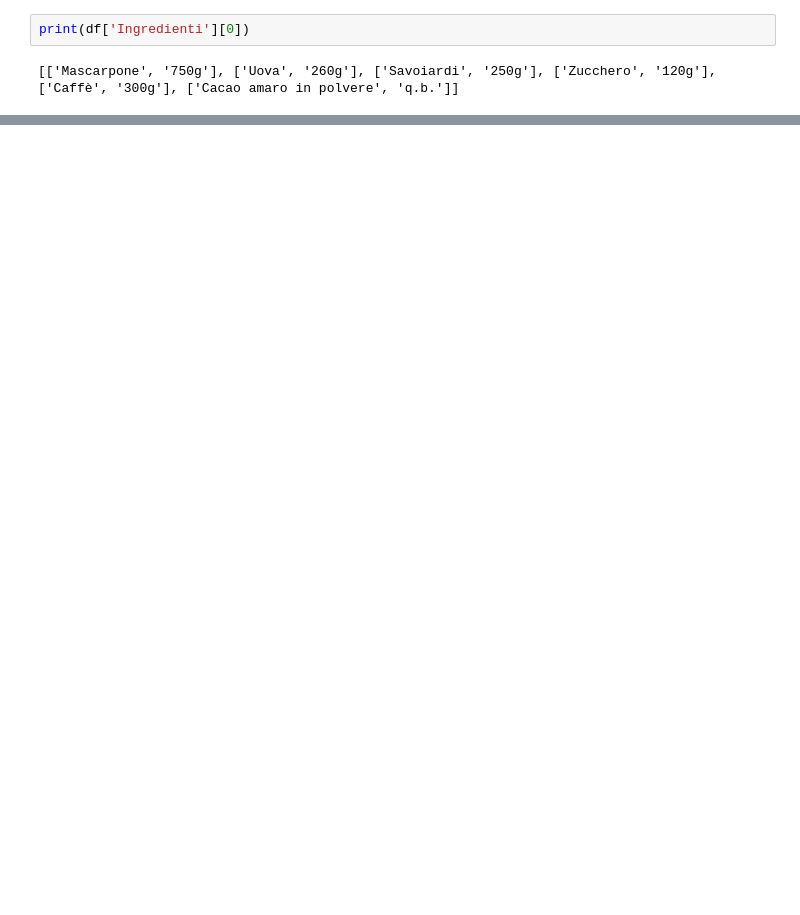
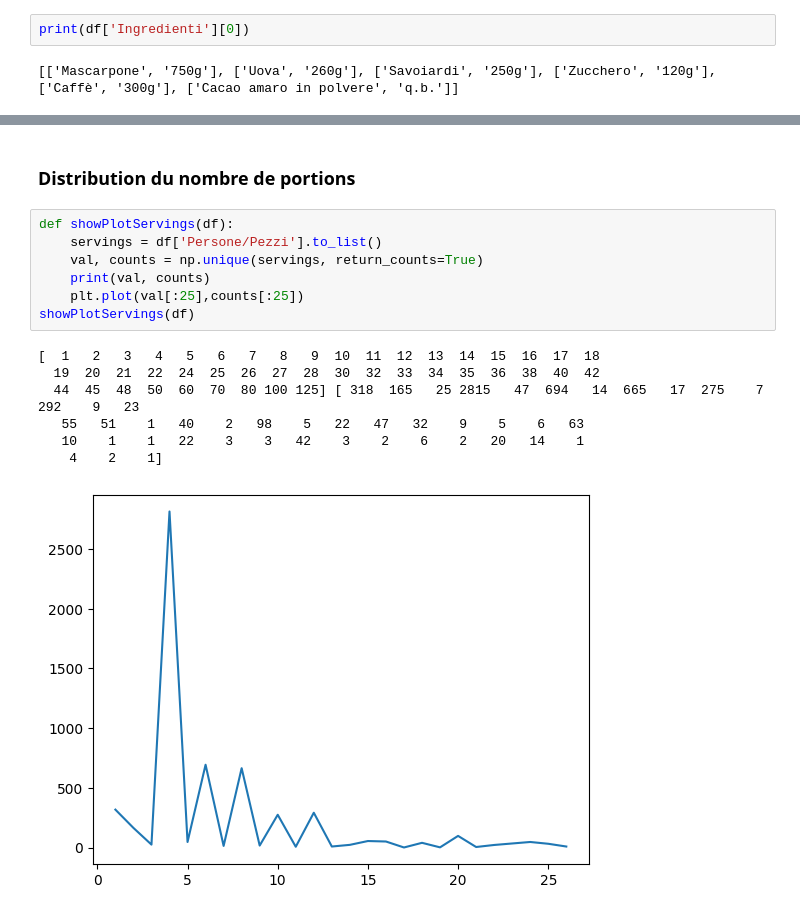
Before and after one commit to labicquette/Semantic-Web, a Jupyter notebook: dataset.ipynb, the cells around one changed output, grey strips where cells are left out. Drawn from its saved outputs; the diff is of its cells as text; blank space fills up the shorter version.

```diff
--- a/dataset.ipynb
+++ b/dataset.ipynb
@@ -89,0 +114,17 @@ print("nbRecipes : ")
+# %% [markdown]
+### Distribution du nombre de portions
+# %%
+def showPlotServings(df):
+    servings = df['Persone/Pezzi'].to_list()
+    val, counts = np.unique(servings, return_counts=True)
+    print(val, counts)
+    plt.plot(val[:25],counts[:25])
+showPlotServings(df)
+# %% [output]
+[  1   2   3   4   5   6   7   8   9  10  11  12  13  14  15  16  17  18
+  19  20  21  22  24  25  26  27  28  30  32  33  34  35  36  38  40  42
+  44  45  48  50  60  70  80 100 125] [ 318  165   25 2815   47  694   14  665   17  275    7  292    9   23
+   55   51    1   40    2   98    5   22   47   32    9    5    6   63
+   10    1    1   22    3    3   42    3    2    6    2   20   14    1
+    4    2    1]
+[figure, added]
```
Also changed, not shown: parts of 18 cells of this notebook.
